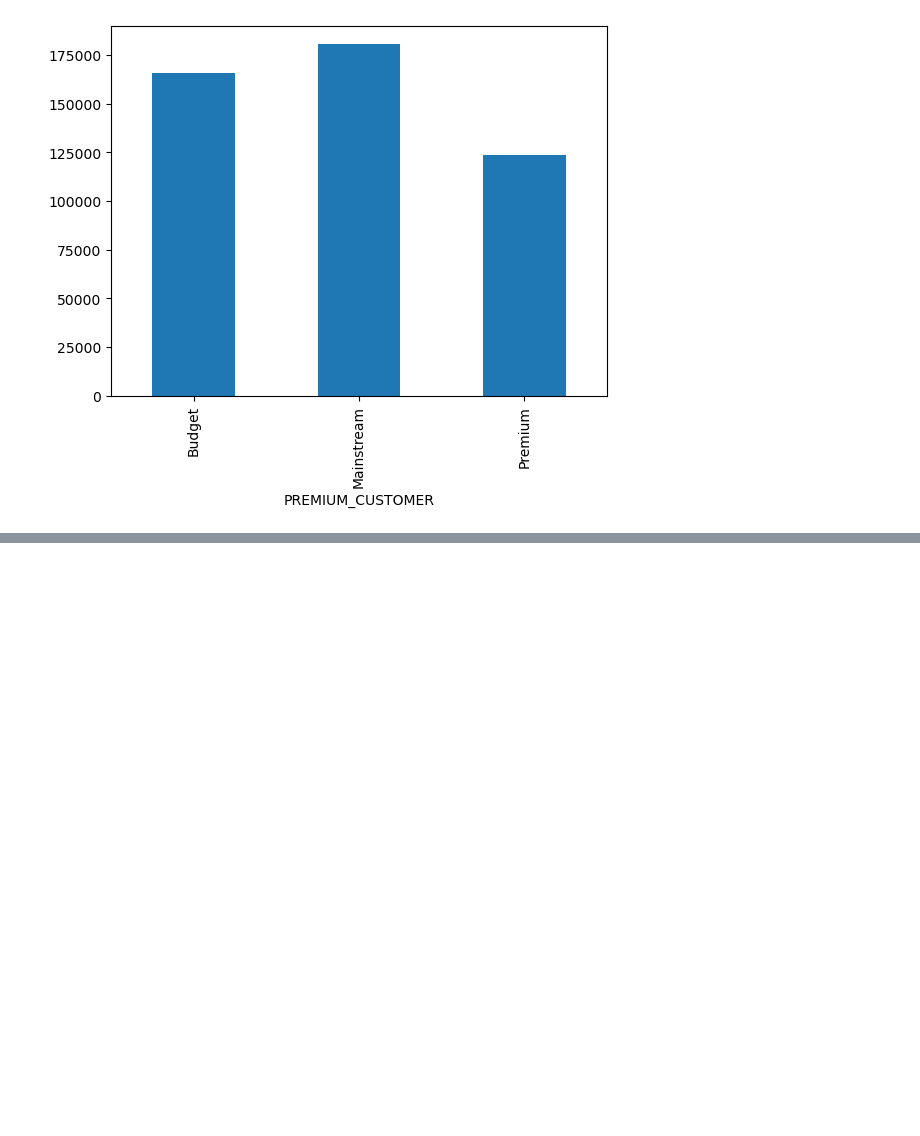
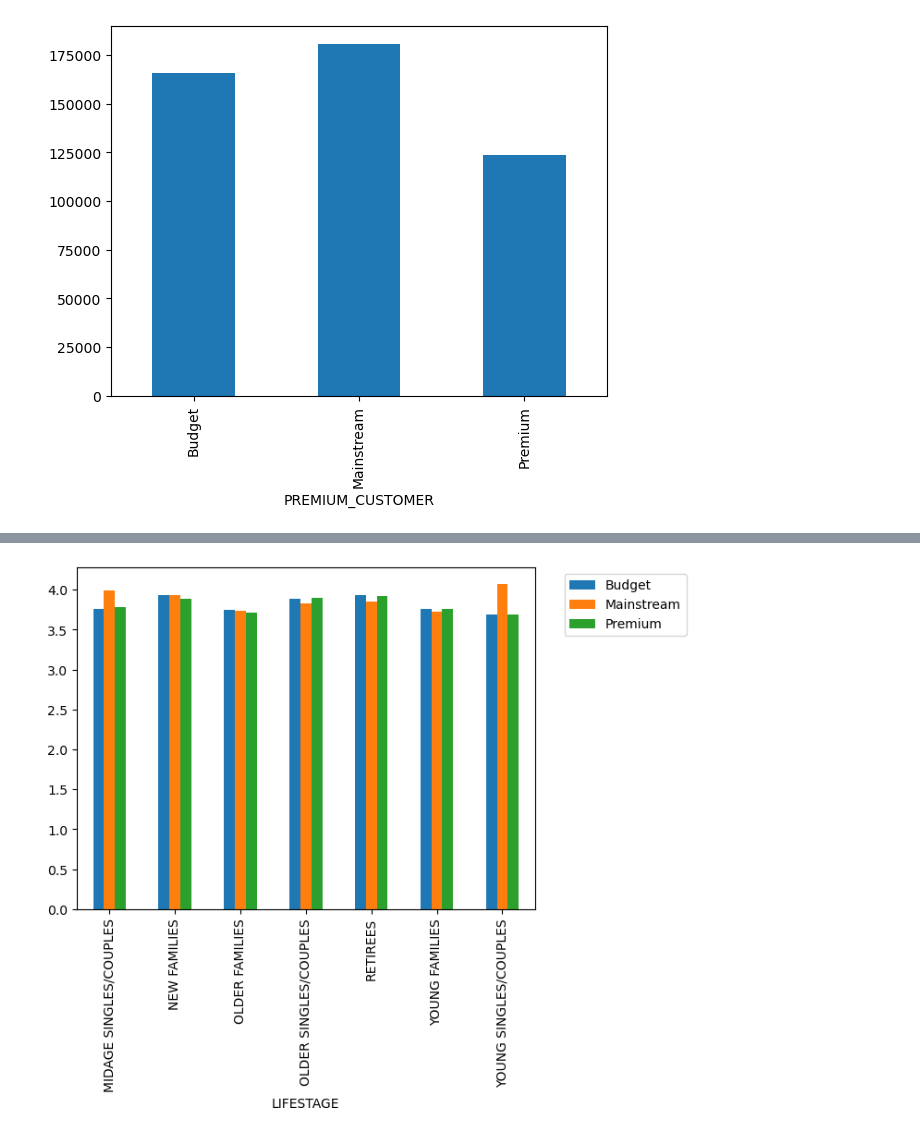
Before and after one commit to jn432/QuantiumVI, a Jupyter notebook: Task 1.ipynb, the cells around one changed output, grey strips where cells are left out. Saved outputs shown, nothing was run; the diff lists cells and outputs as text; code cells hidden in the pictures; blank space fills up the shorter version.

```diff
--- a/Task 1.ipynb
+++ b/Task 1.ipynb
@@ -475,0 +484,7 @@ plt.show()
+# %%
+average_customer = df.groupby(["LIFESTAGE","PREMIUM_CUSTOMER"])["TOT_SALES"].sum()/df.groupby(["LIFESTAGE","PREMIUM_CUSTOMER"])["PROD_QTY"].sum()
+average_customer.unstack("PREMIUM_CUSTOMER").fillna(0).plot.bar()
+plt.legend(bbox_to_anchor=(1.05, 1.0), loc='upper left')
+plt.show()
+# %% [output]
+[figure, added]
```
Also changed, not shown: parts of 3 cells of this notebook.
